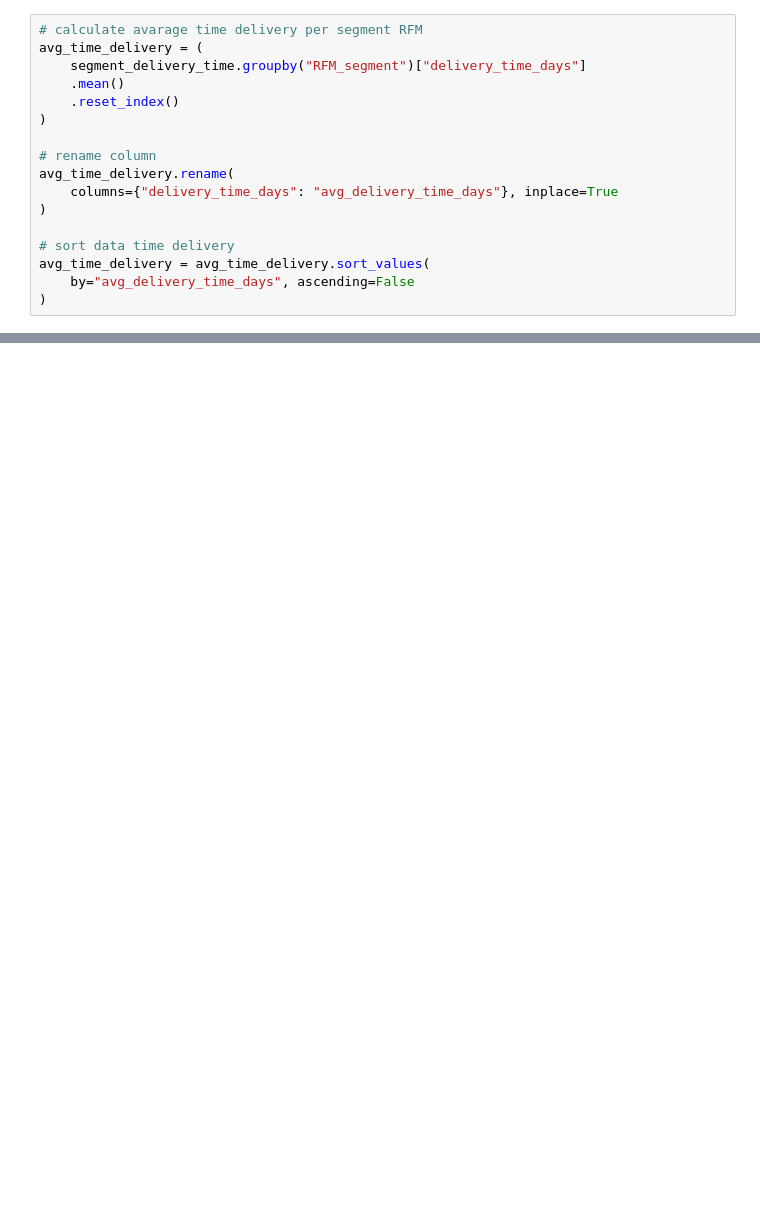
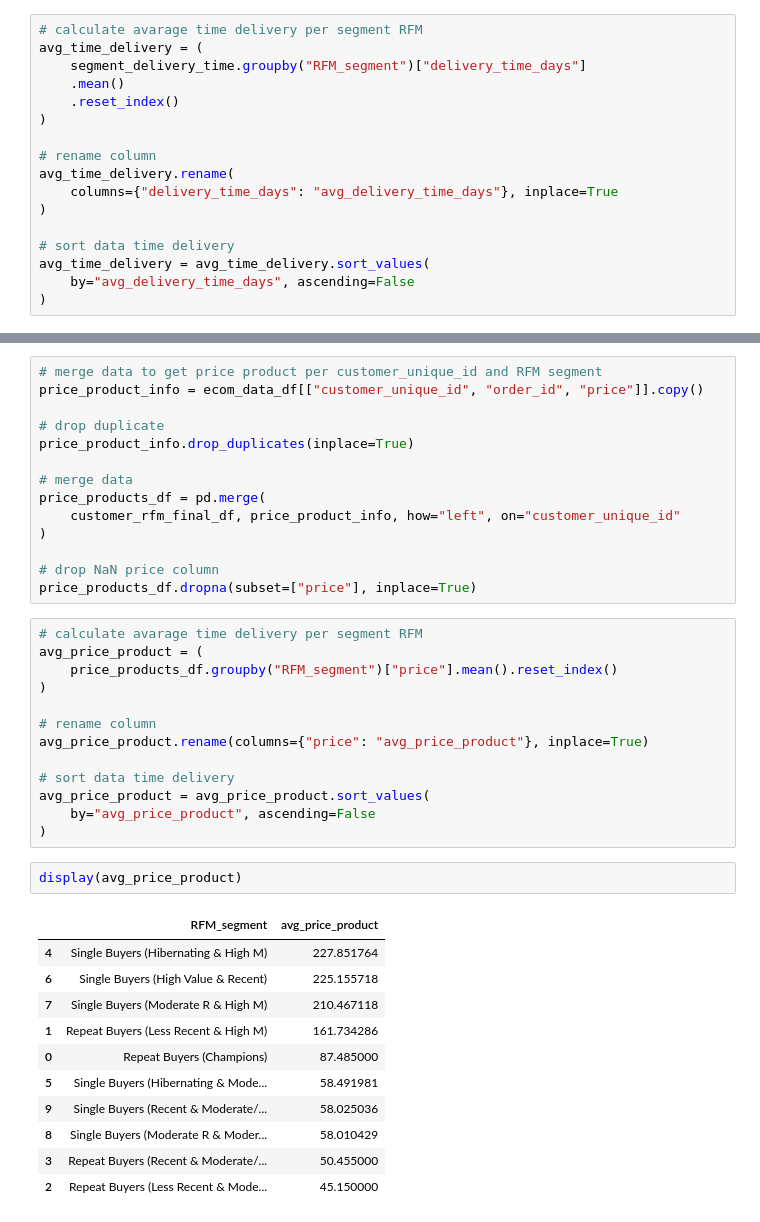
Before and after one commit to RizkiRdm/Olist-E-commerce-Performance-Analysis, a Jupyter notebook: notebooks/feature_engineering.ipynb, the cells around one changed output, grey strips where cells are left out. Drawn from its saved outputs; the diff is of its cells as text; blank space fills up the shorter version.

```diff
--- a/notebooks/feature_engineering.ipynb
+++ b/notebooks/feature_engineering.ipynb
@@ -1150,0 +788,41 @@ display(avg_time_delivery.head())
+# %%
+# merge data to get price product per customer_unique_id and RFM segment
+price_product_info = ecom_data_df[["customer_unique_id", "order_id", "price"]].copy()
+
+# drop duplicate
+price_product_info.drop_duplicates(inplace=True)
+
+# merge data
+price_products_df = pd.merge(
+    customer_rfm_final_df, price_product_info, how="left", on="customer_unique_id"
+)
+
+# drop NaN price column
+price_products_df.dropna(subset=["price"], inplace=True)
+# %%
+# calculate avarage time delivery per segment RFM
+avg_price_product = (
+    price_products_df.groupby("RFM_segment")["price"].mean().reset_index()
+)
+
+# rename column
+avg_price_product.rename(columns={"price": "avg_price_product"}, inplace=True)
+
+# sort data time delivery
+avg_price_product = avg_price_product.sort_values(
+    by="avg_price_product", ascending=False
+)
+# %%
+display(avg_price_product)
+# %% [output]
+|  | RFM_segment | avg_price_product |
+| 4 | Single Buyers (Hibernating & High M) | 227.851764 |
+| 6 | Single Buyers (High Value & Recent) | 225.155718 |
+| 7 | Single Buyers (Moderate R & High M) | 210.467118 |
+| 1 | Repeat Buyers (Less Recent & High M) | 161.734286 |
+| 0 | Repeat Buyers (Champions) | 87.485000 |
+| 5 | Single Buyers (Hibernating & Mode... | 58.491981 |
+| 9 | Single Buyers (Recent & Moderate/... | 58.025036 |
+| 8 | Single Buyers (Moderate R & Moder... | 58.010429 |
+| 3 | Repeat Buyers (Recent & Moderate/... | 50.455000 |
+| 2 | Repeat Buyers (Less Recent & Mode... | 45.150000 |
```
Also changed, not shown: parts of 29 cells of this notebook.
